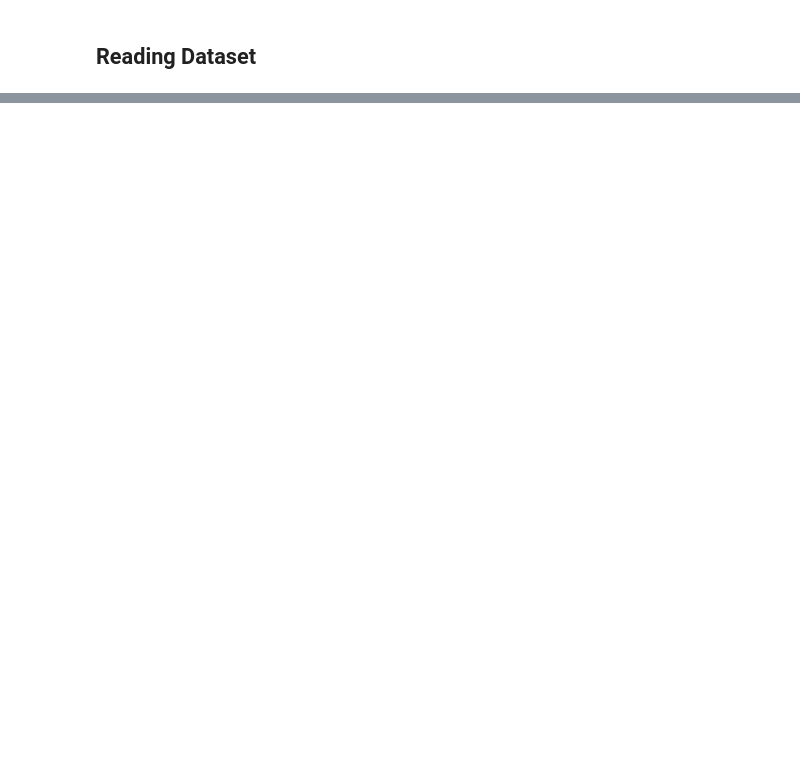
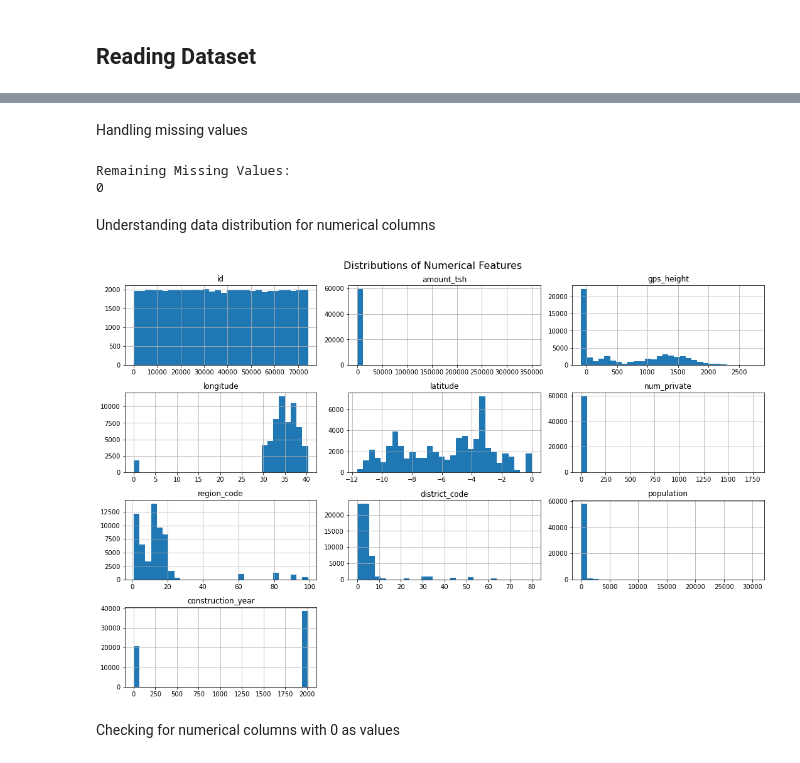
Before and after one commit to Ketty-Odero/Tanzanian-Water-Wells-Prediction-Model, a Jupyter notebook: notebooks/exploratory.ipynb, the cells around one changed output, grey strips where cells are left out. Cells and saved outputs as stored; diff of their text form; code cells hidden in the pictures; blank space fills up the shorter version.

```diff
--- a/notebooks/exploratory.ipynb
+++ b/notebooks/exploratory.ipynb
@@ -500,0 +264,55 @@ Significant overlap between functional and non-functional wells, suggesting over
+# %% [markdown]
+Handling missing values
+# %%
+# Handling  missing data for each columns with missing values
+
+# scheme_name - fill with placeholder as it already has 2696 unique values
+wells_data['scheme_name'].fillna('UNKNOWN', inplace=True)
+
+# Fill missing values in 'scheme_management' grouped by 'basin'
+wells_data['scheme_management'] = wells_data['scheme_management'].fillna(
+    wells_data.groupby('basin')['scheme_management'].transform(lambda x: x.mode().iloc[0])
+)
+
+# installer and funder - Fill with placeholder
+wells_data['installer'].fillna('UNKNOWN', inplace=True)
+wells_data['funder'].fillna('UNKNOWN', inplace=True)
+
+# public_meeting - Fill with mode grouped by basin schememe management
+# Calculate the mode for each group in 'scheme_management'
+group_modes = wells_data.groupby('scheme_management')['public_meeting'].transform(lambda x: x.mode()[0] if not x.mode().empty else None)
+
+# Fill missing values in 'public_meeting' with the corresponding group mode
+wells_data['public_meeting'].fillna(group_modes, inplace=True)
+
+# permit - Fill with mode
+# Calculate the mode for each group in 'scheme_management'
+group_modes_permit = wells_data.groupby('scheme_management')['permit'].transform(lambda x: x.mode()[0] if not x.mode().empty else None)
+
+# Fill missing values in 'permit' with the corresponding group mode
+wells_data['permit'].fillna(group_modes_permit, inplace=True)
+
+# subvillage - Fill with placeholder
+wells_data['subvillage'].fillna('UNKNOWN', inplace=True)
+
+# Verifying there are no missing values left
+print("Remaining Missing Values:")
+print(wells_data.isnull().sum().sum())  # Should return 0
+# %% [output]
+Remaining Missing Values:
+0
+# %% [markdown]
+Understanding data distribution for numerical columns
+# %%
+# Numerical column distributions
+numerical_cols = wells_data.select_dtypes(include=['int64', 'float64']).columns
+
+# Plot histograms for numerical columns
+wells_data[numerical_cols].hist(bins=30, figsize=(15, 10))
+plt.suptitle("Distributions of Numerical Features", fontsize=16)
+plt.tight_layout()
+plt.show()
+# %% [output]
+[figure, added]
+# %% [markdown]
+Checking for numerical columns with 0 as values
```
Also changed, not shown: parts of 48 cells of this notebook, 3 other files.
